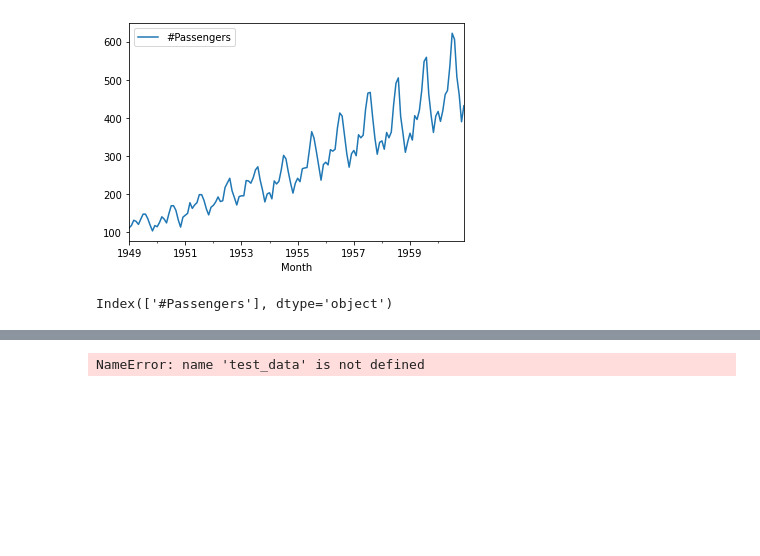
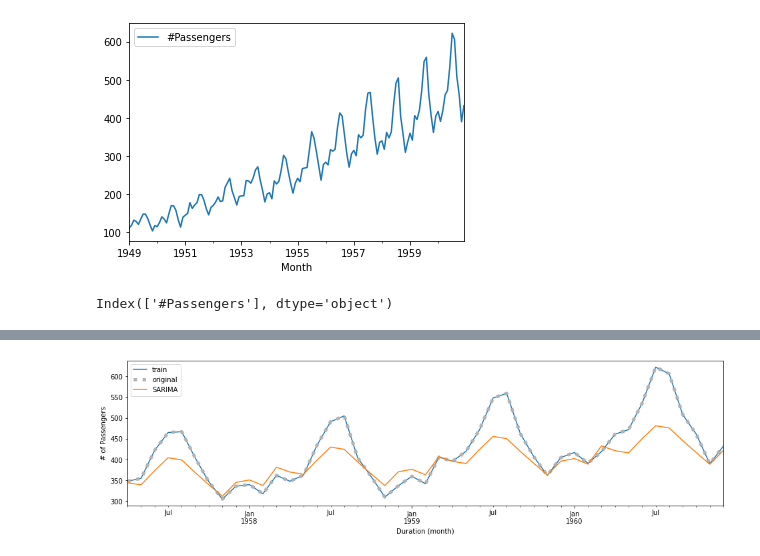
Before and after one commit to miwamasa/DataScience2022, a Jupyter notebook: notebooks/lecture11.ipynb, the cells around one changed output, grey strips where cells are left out. Cells and saved outputs as stored; diff of their text form; code cells hidden in the pictures; blank space fills up the shorter version.

```diff
--- a/notebooks/lecture11.ipynb
+++ b/notebooks/lecture11.ipynb
@@ -86,19 +88,19 @@ Optimization terminated successfully.
 # %%
-st = pd.to_datetime(test_data.index[0])
-ed = pd.to_datetime(test_data.index[-1])
+st = pd.to_datetime(df_test.index[0])
+ed = pd.to_datetime(df_test.index[-1])
 # forecast future values
 statespace_pred = seasonal_params.predict(st, ed)
 # plot results
-ax1 = train_data.plot(figsize=(16,4))
-test_data.plot(color="0.7",
+ax1 = df_test.plot(figsize=(16,4))
+df_test.plot(color="0.7",
           linestyle='dotted',
           linewidth="5.0",
           ax=ax1)
-sarima_pred.plot(ax=ax1)
+#sarima_pred.plot(ax=ax1)
 statespace_pred.plot(ax=ax1)
 plt.legend(['train', 'original', 'SARIMA', 'State Space'])
 plt.xlabel('Duration (month)')
 plt.ylabel('# of Passengers')
 plt.show()
 # %% [output]
-NameError: name 'test_data' is not defined
+[figure, added]
```
Also changed, not shown: parts of 8 cells of this notebook, 1 other file.
